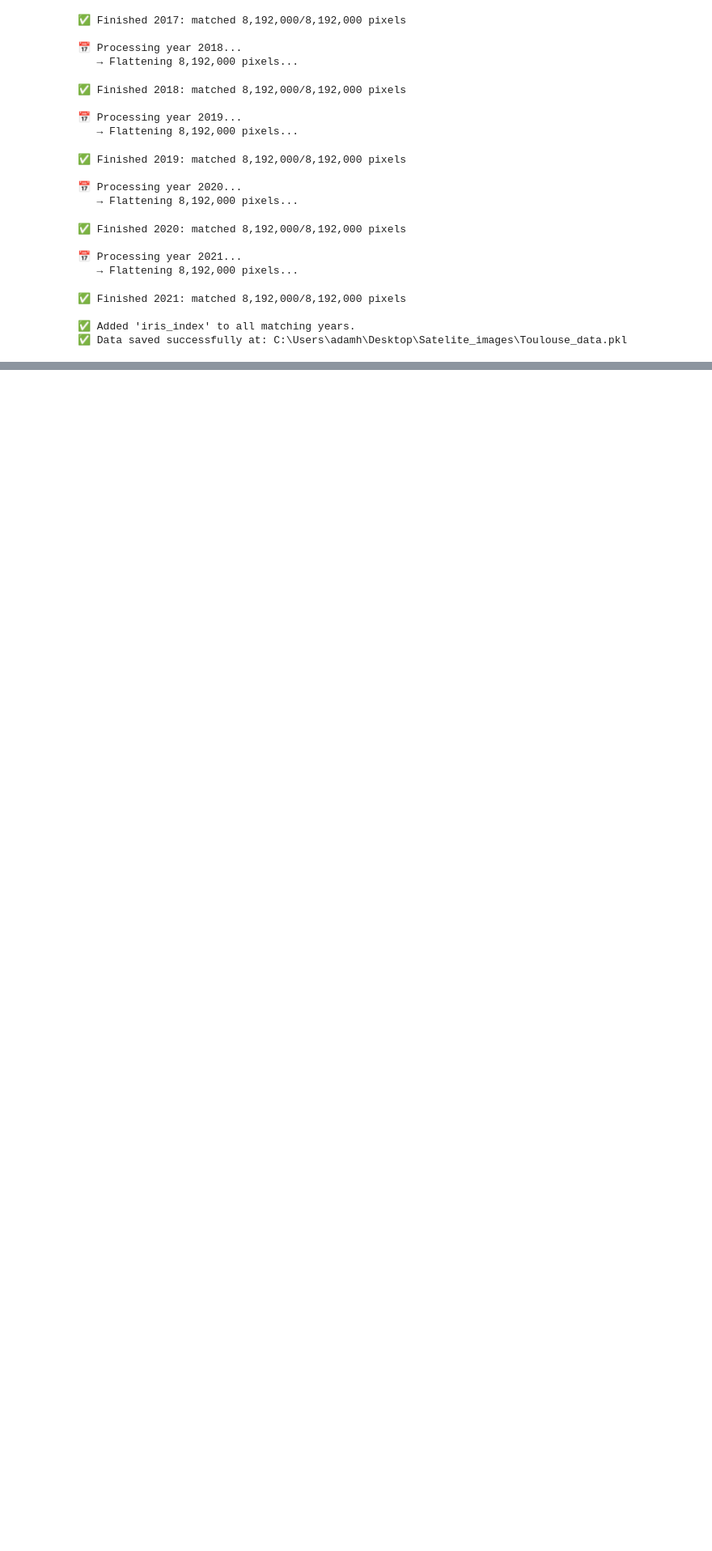
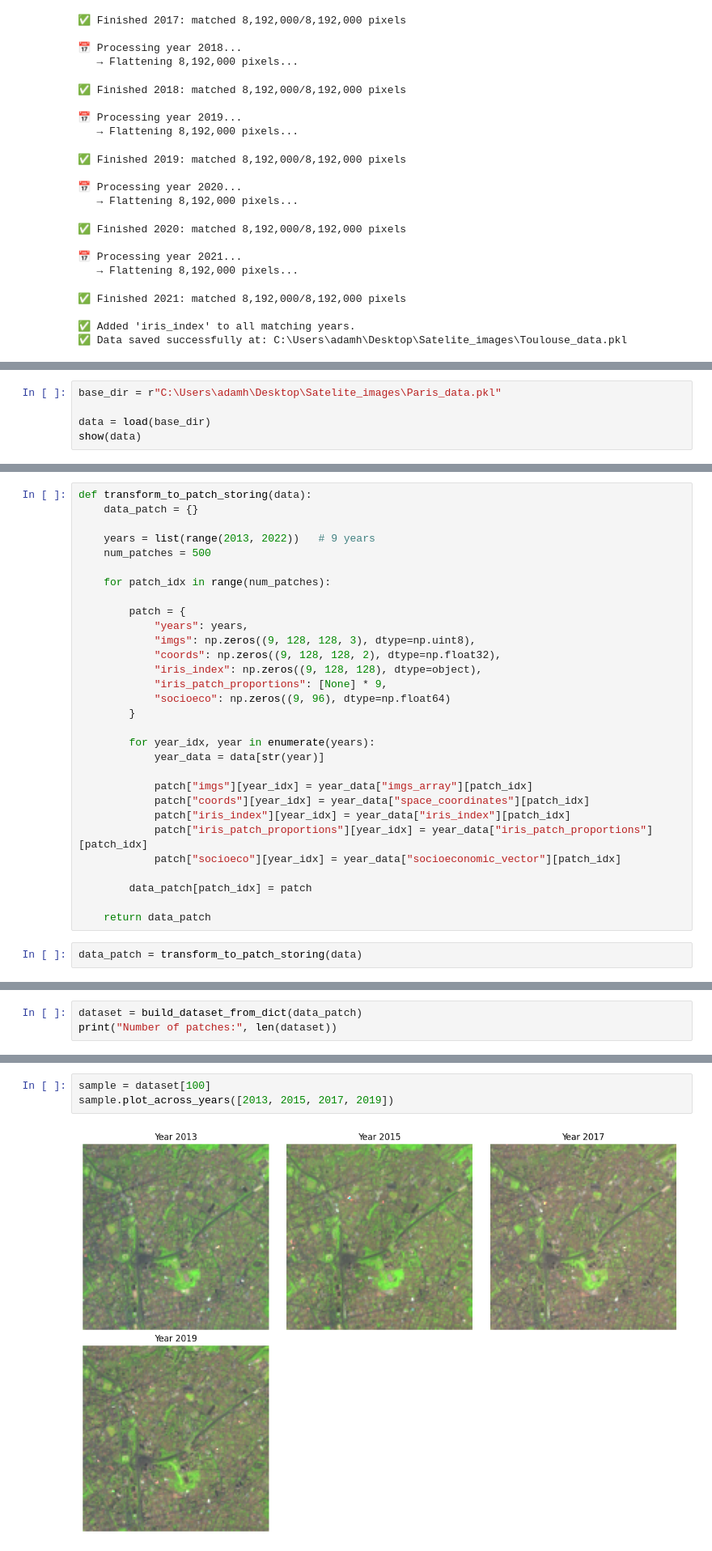
Before and after one commit to AdambHatim/Satellite-imagery-dataset, a Jupyter notebook: city_dataset.ipynb, the cells around one changed output, grey strips where cells are left out. Shown at 81% size. Drawn from its saved outputs; the diff is of its cells as text; blank space fills up the shorter version.

Commit message:
changing the structure of dataset dictionnary to fit temporal data

```diff
--- a/city_dataset.ipynb
+++ b/city_dataset.ipynb
@@ -399,0 +402,5 @@ save(data, save_path)
+# %%
+base_dir = r"C:\Users\adamh\Desktop\Satelite_images\Paris_data.pkl"
+
+data = load(base_dir)
+show(data)
@@ -399,0 +425,32 @@ save(data, save_path)
+# %%
+def transform_to_patch_storing(data):
+    data_patch = {}
+
+    years = list(range(2013, 2022))   # 9 years
+    num_patches = 500
+
+    for patch_idx in range(num_patches):
+
+        patch = {
+            "years": years,
+            "imgs": np.zeros((9, 128, 128, 3), dtype=np.uint8),
+            "coords": np.zeros((9, 128, 128, 2), dtype=np.float32),
+            "iris_index": np.zeros((9, 128, 128), dtype=object),
+            "iris_patch_proportions": [None] * 9,
+            "socioeco": np.zeros((9, 96), dtype=np.float64)
+        }
+
+        for year_idx, year in enumerate(years):
+            year_data = data[str(year)]
+
+            patch["imgs"][year_idx] = year_data["imgs_array"][patch_idx]
+            patch["coords"][year_idx] = year_data["space_coordinates"][patch_idx]
+            patch["iris_index"][year_idx] = year_data["iris_index"][patch_idx]
+            patch["iris_patch_proportions"][year_idx] = year_data["iris_patch_proportions"][patch_idx]
+            patch["socioeco"][year_idx] = year_data["socioeconomic_vector"][patch_idx]
+
+        data_patch[patch_idx] = patch
+
+    return data_patch
+# %%
+data_patch = transform_to_patch_storing(data)
@@ -399,0 +644,3 @@ save(data, save_path)
+# %%
+dataset = build_dataset_from_dict(data_patch)
+print("Number of patches:", len(dataset))
@@ -399,0 +653,5 @@ save(data, save_path)
+# %%
+sample = dataset[100]
+sample.plot_across_years([2013, 2015, 2017, 2019])
+# %% [output]
+[figure, added]
```
Also changed, not shown: parts of 8 cells of this notebook.
